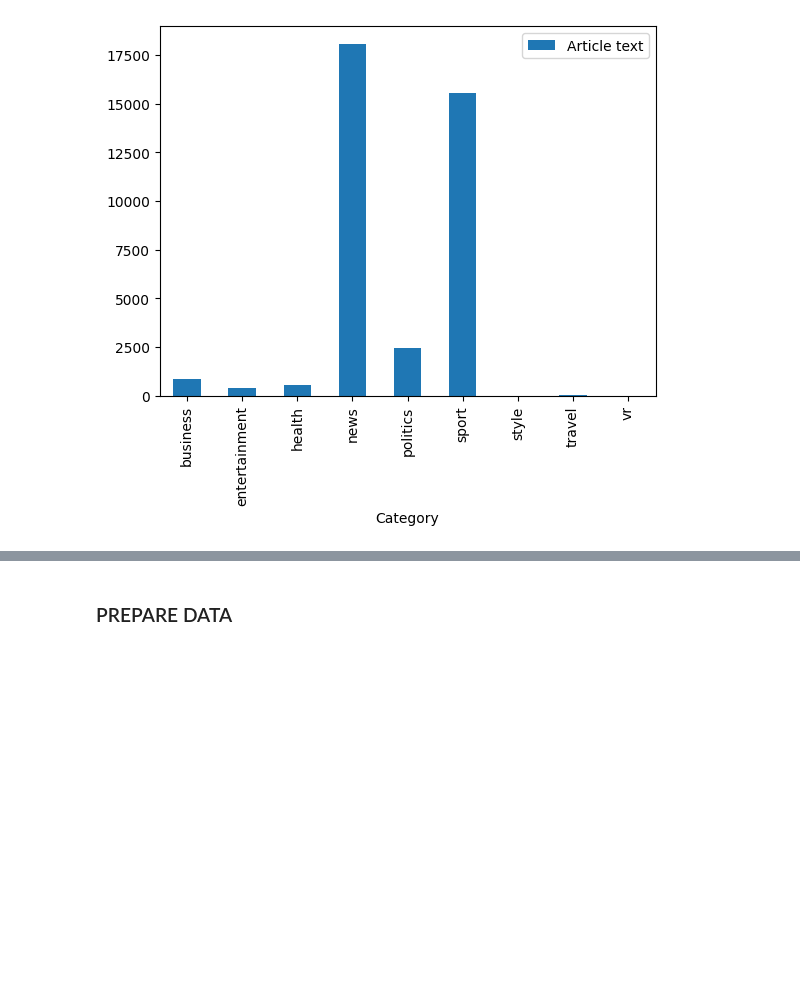
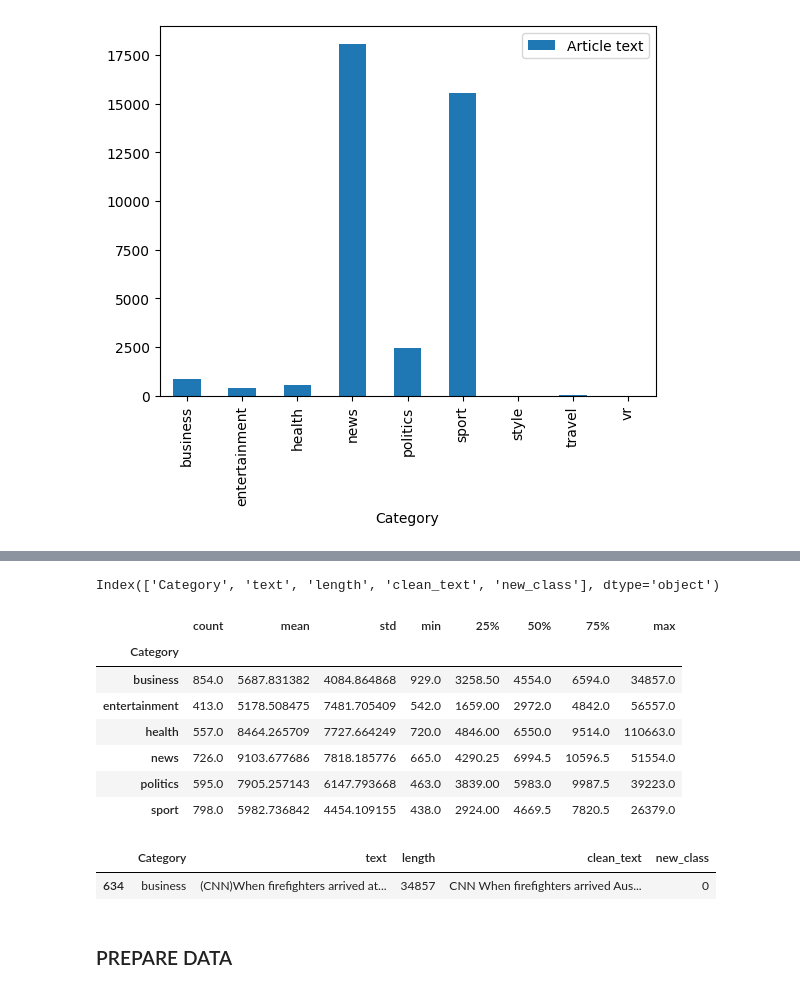
Before and after one commit to Raum27/nlp_project, a Jupyter notebook: Untitled.ipynb, the cells around one changed output, grey strips where cells are left out. Cells and saved outputs as stored; diff of their text form; code cells hidden in the pictures; blank space fills up the shorter version.

```diff
--- a/Untitled.ipynb
+++ b/Untitled.ipynb
@@ -114,3 +137,23 @@ new_df.groupby('Category').count().plot(kind='bar')
+# %%
+new_df.keys()
+# %% [output]
+Index(['Category', 'text', 'length', 'clean_text', 'new_class'], dtype='object')
+# %%
+new_df.groupby(['Category'])['length'].describe()
+# %% [output]
+|  | count | mean | std | min | 25% | 50% | 75% | max |
+| Category |  |  |  |  |  |  |  |  |
+| business | 854.0 | 5687.831382 | 4084.864868 | 929.0 | 3258.50 | 4554.0 | 6594.0 | 34857.0 |
+| entertainment | 413.0 | 5178.508475 | 7481.705409 | 542.0 | 1659.00 | 2972.0 | 4842.0 | 56557.0 |
+| health | 557.0 | 8464.265709 | 7727.664249 | 720.0 | 4846.00 | 6550.0 | 9514.0 | 110663.0 |
+| news | 726.0 | 9103.677686 | 7818.185776 | 665.0 | 4290.25 | 6994.5 | 10596.5 | 51554.0 |
+| politics | 595.0 | 7905.257143 | 6147.793668 | 463.0 | 3839.00 | 5983.0 | 9987.5 | 39223.0 |
+| sport | 798.0 | 5982.736842 | 4454.109155 | 438.0 | 2924.00 | 4669.5 | 7820.5 | 26379.0 |
+# %%
+new_df[(new_df['length']==34857)]
+# %% [output]
+|  | Category | text | length | clean_text | new_class |
+| 634 | business | (CNN)When firefighters arrived at... | 34857 | CNN When firefighters arrived Aus... | 0 |
 # %% [markdown]
 ### PREPARE DATA
 # %%
```
Also changed, not shown: parts of 36 cells of this notebook.
